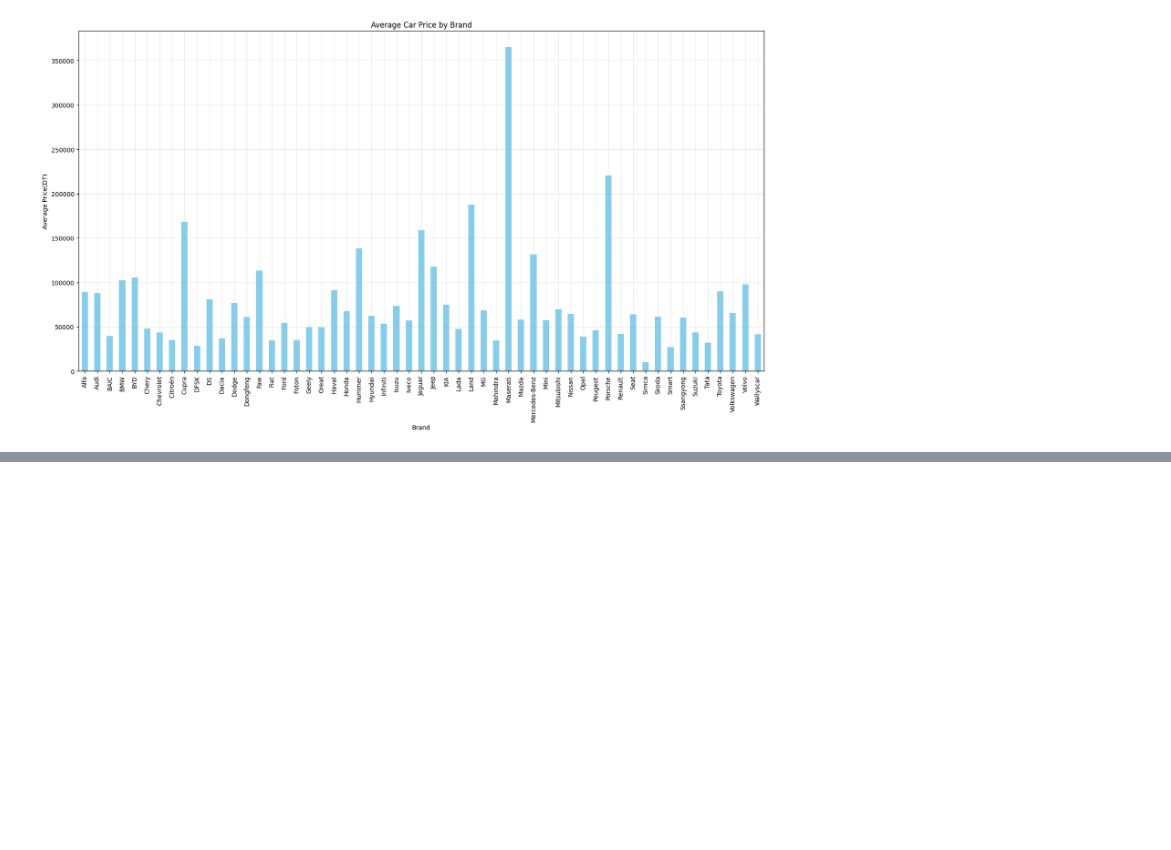
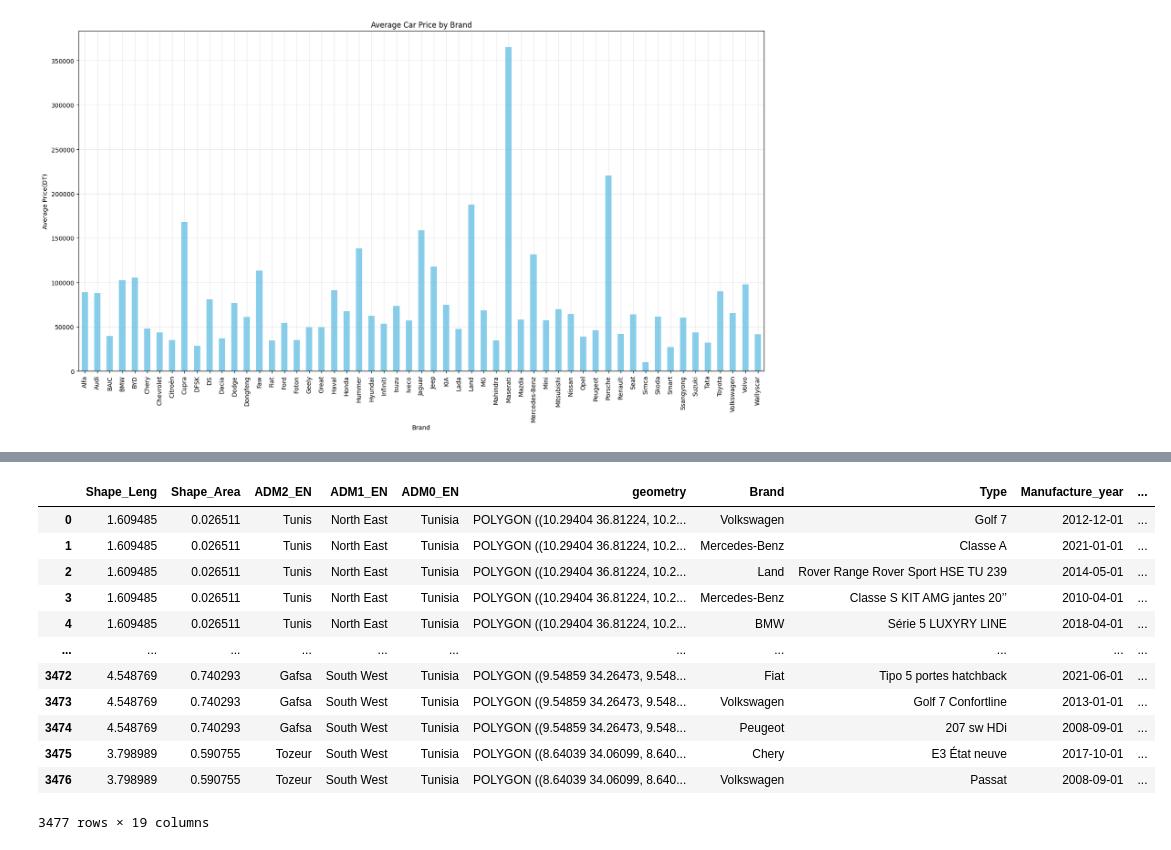
Before and after one commit to SayehOmar/AutoMobileTN_case_study, a Jupyter notebook: Case_study/Case_study.ipynb, the cells around one changed output, grey strips where cells are left out. Drawn from its saved outputs; the diff is of its cells as text; code cells hidden in the pictures; blank space fills up the shorter version.

```diff
--- a/Case_study/Case_study.ipynb
+++ b/Case_study/Case_study.ipynb
@@ -26,6 +27,8 @@ Cleaning and setting up the Data
 df['Price']=df['Price'].str.replace('DT','')
 df['Price']=df['Price'].str.replace(' ','')
 df=df.rename(columns={'Price':'Price(DT)'})
+# %%
+df['Governorate']=df['Governorate'].str.replace('La Manouba','Manouba')
 # %%
 df['Mileage']=df['Mileage'].str.replace('km','')
 df['Mileage']=df['Mileage'].str.replace(' ','')
@@ -151,0 +181,16 @@ plt.show()
+# %%
+gdf
+# %% [output]
+|  | Shape_Leng | Shape_Area | ADM2_EN | ADM1_EN | ADM0_EN | geometry | Brand | Type | Manufacture_year | ... |
+| 0 | 1.609485 | 0.026511 | Tunis | North East | Tunisia | POLYGON ((10.29404 36.81224, 10.2... | Volkswagen | Golf 7 | 2012-12-01 | ... |
+| 1 | 1.609485 | 0.026511 | Tunis | North East | Tunisia | POLYGON ((10.29404 36.81224, 10.2... | Mercedes-Benz | Classe A | 2021-01-01 | ... |
+| 2 | 1.609485 | 0.026511 | Tunis | North East | Tunisia | POLYGON ((10.29404 36.81224, 10.2... | Land | Rover Range Rover Sport HSE TU 239 | 2014-05-01 | ... |
+| 3 | 1.609485 | 0.026511 | Tunis | North East | Tunisia | POLYGON ((10.29404 36.81224, 10.2... | Mercedes-Benz | Classe S KIT AMG jantes 20’’ | 2010-04-01 | ... |
+| 4 | 1.609485 | 0.026511 | Tunis | North East | Tunisia | POLYGON ((10.29404 36.81224, 10.2... | BMW | Série 5 LUXYRY LINE | 2018-04-01 | ... |
+| ... | ... | ... | ... | ... | ... | ... | ... | ... | ... | ... |
+| 3472 | 4.548769 | 0.740293 | Gafsa | South West | Tunisia | POLYGON ((9.54859 34.26473, 9.548... | Fiat | Tipo 5 portes hatchback | 2021-06-01 | ... |
+| 3473 | 4.548769 | 0.740293 | Gafsa | South West | Tunisia | POLYGON ((9.54859 34.26473, 9.548... | Volkswagen | Golf 7 Confortline | 2013-01-01 | ... |
+| 3474 | 4.548769 | 0.740293 | Gafsa | South West | Tunisia | POLYGON ((9.54859 34.26473, 9.548... | Peugeot | 207 sw HDi | 2008-09-01 | ... |
+| 3475 | 3.798989 | 0.590755 | Tozeur | South West | Tunisia | POLYGON ((8.64039 34.06099, 8.640... | Chery | E3 État neuve | 2017-10-01 | ... |
+| 3476 | 3.798989 | 0.590755 | Tozeur | South West | Tunisia | POLYGON ((8.64039 34.06099, 8.640... | Volkswagen | Passat | 2008-09-01 | ... |
+3477 rows × 19 columns
```
Also changed, not shown: parts of 9 cells of this notebook, 8 other files.
